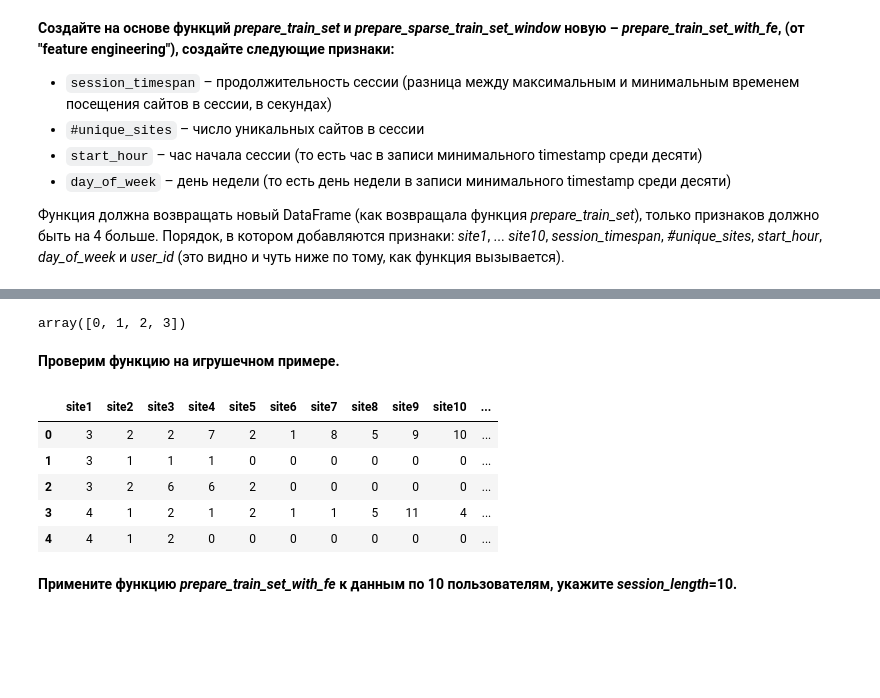
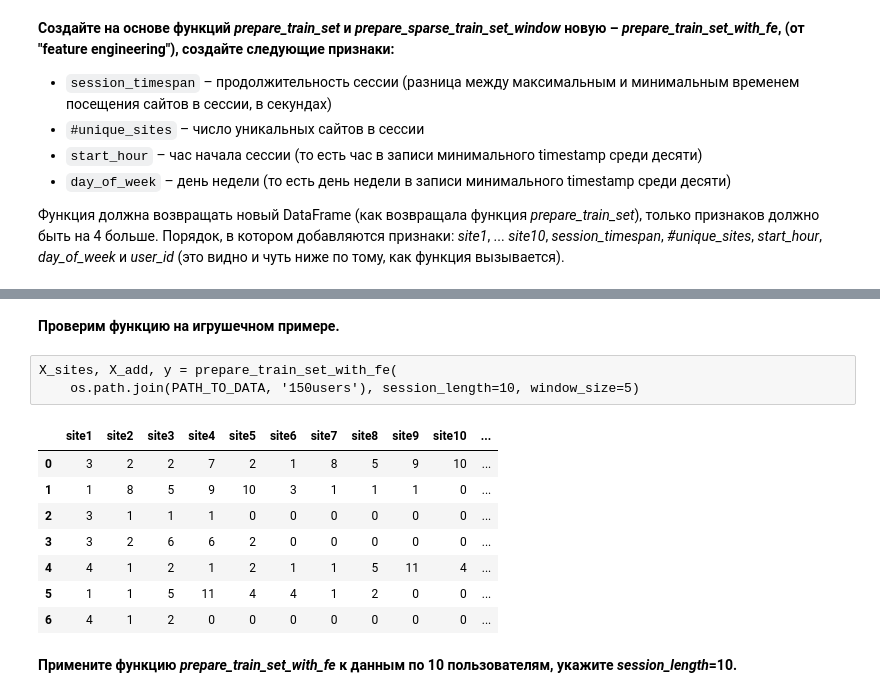
Before and after one commit to armavox/mldaspec, a Jupyter notebook: capstone/project_alice/week3_visual_analysis_and_fe.ipynb, the cells around one changed output, grey strips where cells are left out. Cells and saved outputs as stored; diff of their text form; code cells hidden in the pictures; blank space fills up the shorter version.

```diff
--- a/capstone/project_alice/week3_visual_analysis_and_fe.ipynb
+++ b/capstone/project_alice/week3_visual_analysis_and_fe.ipynb
@@ -96,12 +90,6 @@ def to_csr(X):
     indices = X.ravel()
     indptr = range(0, X.ravel().shape[0] + session_length, session_length)
     return csr_matrix((data, indices, indptr))[:, 1:]
-# %%
-a = np.array([0])
-b = np.array([1,2,3])
-np.hstack((a,b))
-# %% [output]
-array([0, 1, 2, 3])
 # %%
 def prepare_train_set_with_fe(path_to_csv_files, session_length=10,
                               window_size=10, return_table=False):
@@ -170,21 +158,27 @@ def prepare_train_set_with_fe(path_to_csv_files, session_length=10,
         return to_csr(X_sites), X_add, y
 # %% [markdown]
 **Проверим функцию на игрушечном примере.**
+# %% [raw]
+X_sites, X_add, y = prepare_train_set_with_fe(
+    os.path.join(PATH_TO_DATA, '150users'), session_length=10, window_size=5)
 # %%
-%lprun -f prepare_train_set_with_fe prepare_train_set_with_fe(os.path.join(PATH_TO_DATA, '150users'), session_length=10, window_size=5)
+train_data_toy  = prepare_train_set_with_fe(
+    os.path.join(PATH_TO_DATA, '3users'),
+    session_length=10,
+    window_size=5,
+    return_table=True
+)
+
+train_data_toy
+# %% [output]
+|  | site1 | site2 | site3 | site4 | site5 | site6 | site7 | site8 | site9 | site10 | ... |
+| 0 | 3 | 2 | 2 | 7 | 2 | 1 | 8 | 5 | 9 | 10 | ... |
+| 1 | 1 | 8 | 5 | 9 | 10 | 3 | 1 | 1 | 1 | 0 | ... |
+| 2 | 3 | 1 | 1 | 1 | 0 | 0 | 0 | 0 | 0 | 0 | ... |
+| 3 | 3 | 2 | 6 | 6 | 2 | 0 | 0 | 0 | 0 | 0 | ... |
+| 4 | 4 | 1 | 2 | 1 | 2 | 1 | 1 | 5 | 11 | 4 | ... |
+| 5 | 1 | 1 | 5 | 11 | 4 | 4 | 1 | 2 | 0 | 0 | ... |
+| 6 | 4 | 1 | 2 | 0 | 0 | 0 | 0 | 0 | 0 | 0 | ... |
-# %%
-train_data_toy  = prepare_train_set_with_fe(os.path.join(PATH_TO_DATA, '3users'),
-                  site_freq_path=os.path.join(PATH_TO_DATA, 'site_freq_3users.pkl'),
-                  session_length=10, refresh_dict=True, return_table=True)
-
-train_data_toy
-# %% [output]
-|  | site1 | site2 | site3 | site4 | site5 | site6 | site7 | site8 | site9 | site10 | ... |
-| 0 | 3 | 2 | 2 | 7 | 2 | 1 | 8 | 5 | 9 | 10 | ... |
-| 1 | 3 | 1 | 1 | 1 | 0 | 0 | 0 | 0 | 0 | 0 | ... |
-| 2 | 3 | 2 | 6 | 6 | 2 | 0 | 0 | 0 | 0 | 0 | ... |
-| 3 | 4 | 1 | 2 | 1 | 2 | 1 | 1 | 5 | 11 | 4 | ... |
-| 4 | 4 | 1 | 2 | 0 | 0 | 0 | 0 | 0 | 0 | 0 | ... |
 # %% [markdown]
 **Примените функцию *prepare_train_set_with_fe* к данным по 10 пользователям, укажите *session_length*=10.**
 # %%
```
Also changed, not shown: parts of 40 cells of this notebook, 5 other files.
